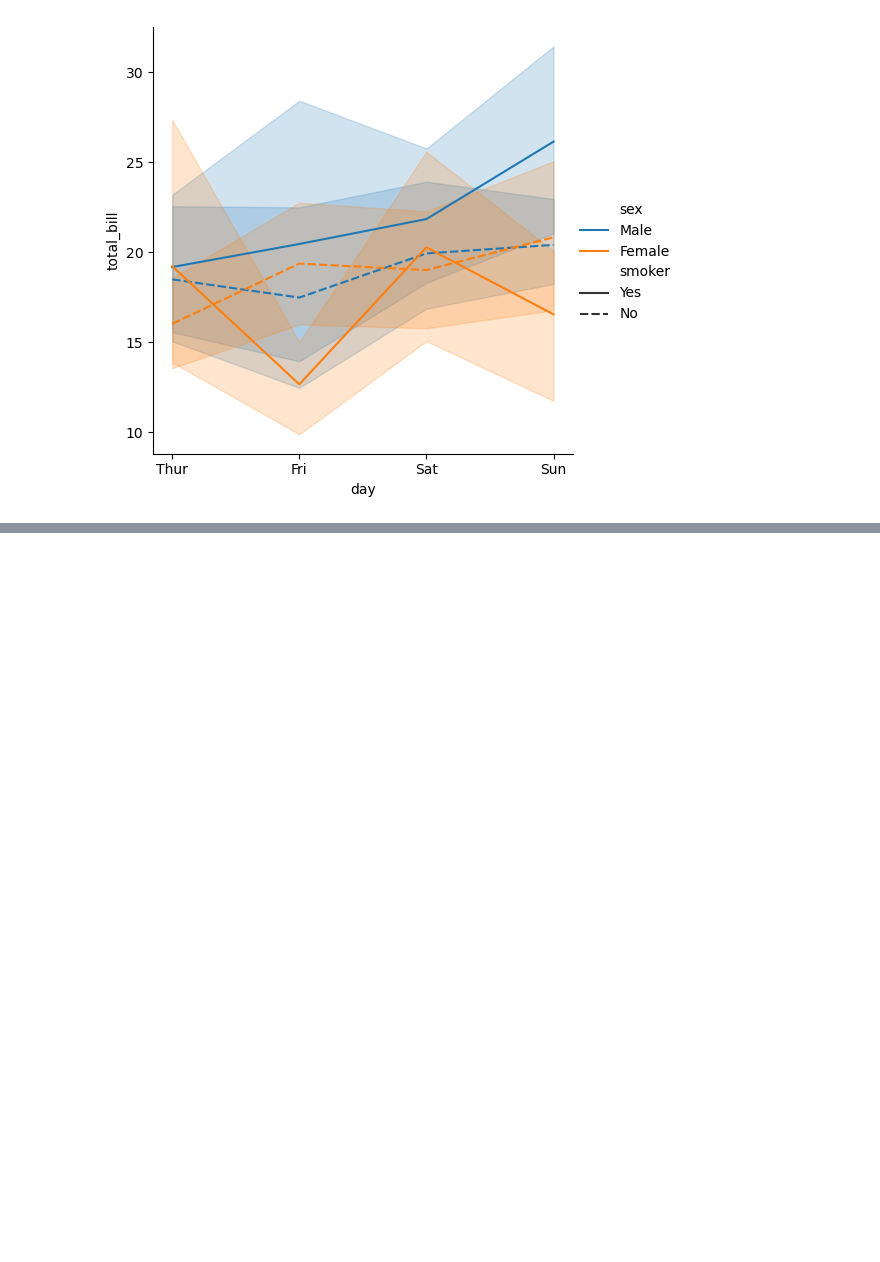
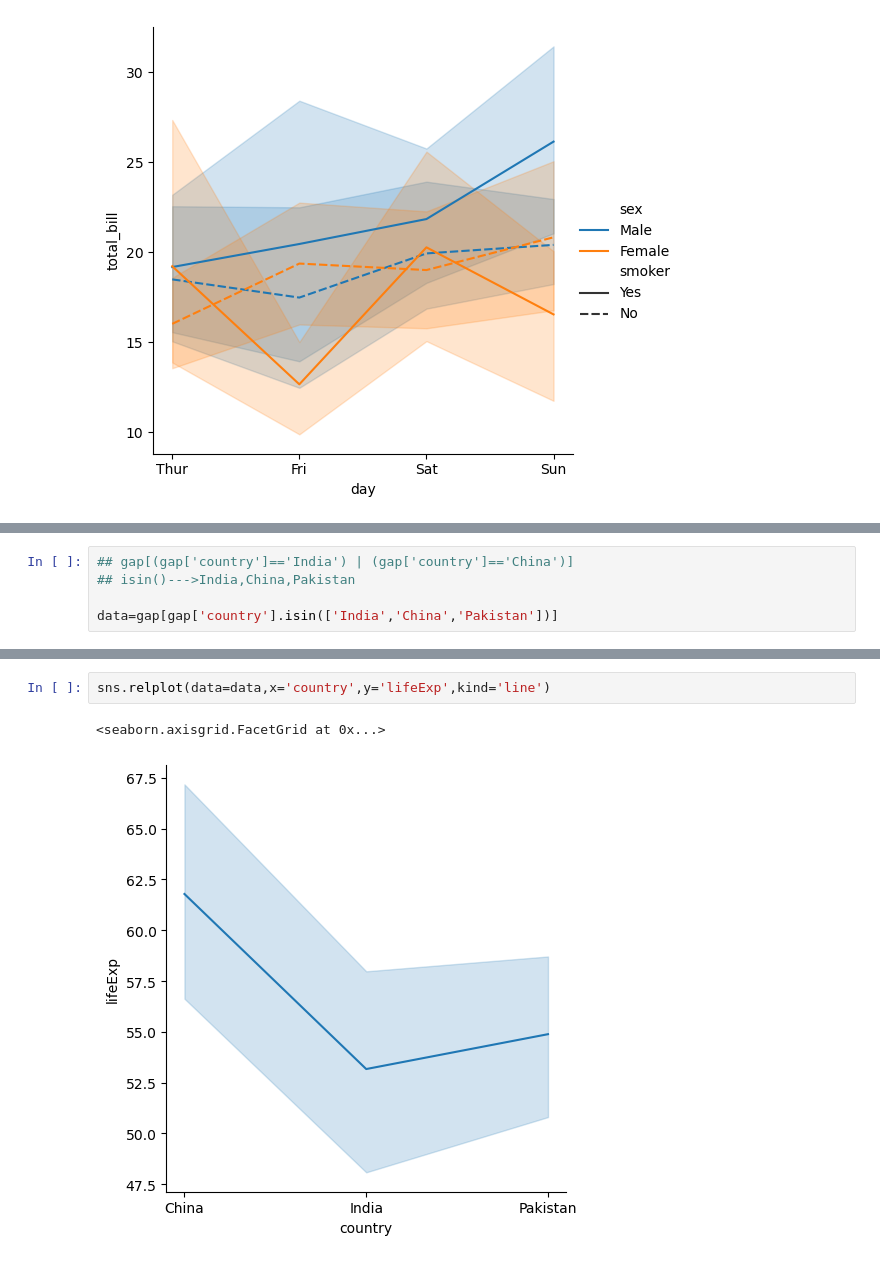
Before and after one commit to daksh-rajora/Gen-Ai, a Jupyter notebook: Machine Learning/SEABORN/getting_started.ipynb, the cells around one changed output, grey strips where cells are left out. Drawn from its saved outputs; the diff is of its cells as text; blank space fills up the shorter version.

```diff
--- a/Machine Learning/SEABORN/getting_started.ipynb
+++ b/Machine Learning/SEABORN/getting_started.ipynb
@@ -86,0 +162,5 @@ sns.relplot(data=tips,x='day',y='total_bill',kind='line',hue='sex',style='smoker
+# %%
+## gap[(gap['country']=='India') | (gap['country']=='China')]
+## isin()--->India,China,Pakistan
+
+data=gap[gap['country'].isin(['India','China','Pakistan'])]
@@ -86,0 +187,5 @@ sns.relplot(data=tips,x='day',y='total_bill',kind='line',hue='sex',style='smoker
+# %%
+sns.relplot(data=data,x='country',y='lifeExp',kind='line')
+# %% [output]
+<seaborn.axisgrid.FacetGrid at 0x...>
+[figure, added]
```
Also changed, not shown: parts of 29 cells of this notebook.
